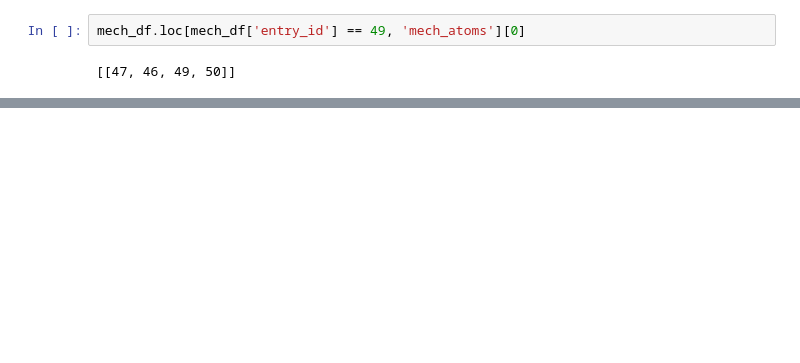
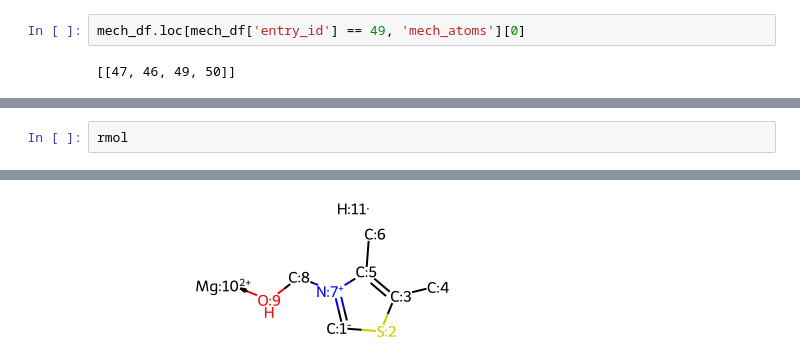
Before and after one commit to stefanpate/enz-rxn-data, a Jupyter notebook: explore_mechanism.ipynb, the cells around one changed output, grey strips where cells are left out. Drawn from its saved outputs; the diff is of its cells as text; blank space fills up the shorter version.

```diff
--- a/explore_mechanism.ipynb
+++ b/explore_mechanism.ipynb
@@ -410,0 +234,3 @@ print(root.nsmap, root.tag)
+# %%
+rmol
+# %% [output]
@@ -410,0 +238 @@ print(root.nsmap, root.tag)
+[figure, added]
```
Also changed, not shown: parts of 58 cells of this notebook, 3 other files.
